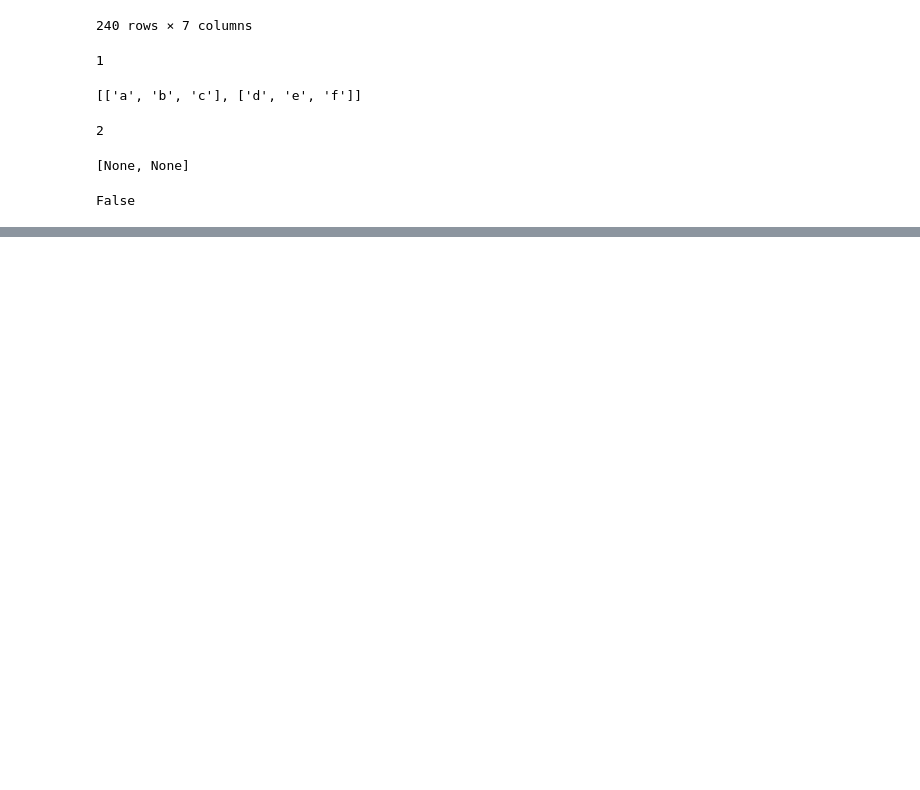
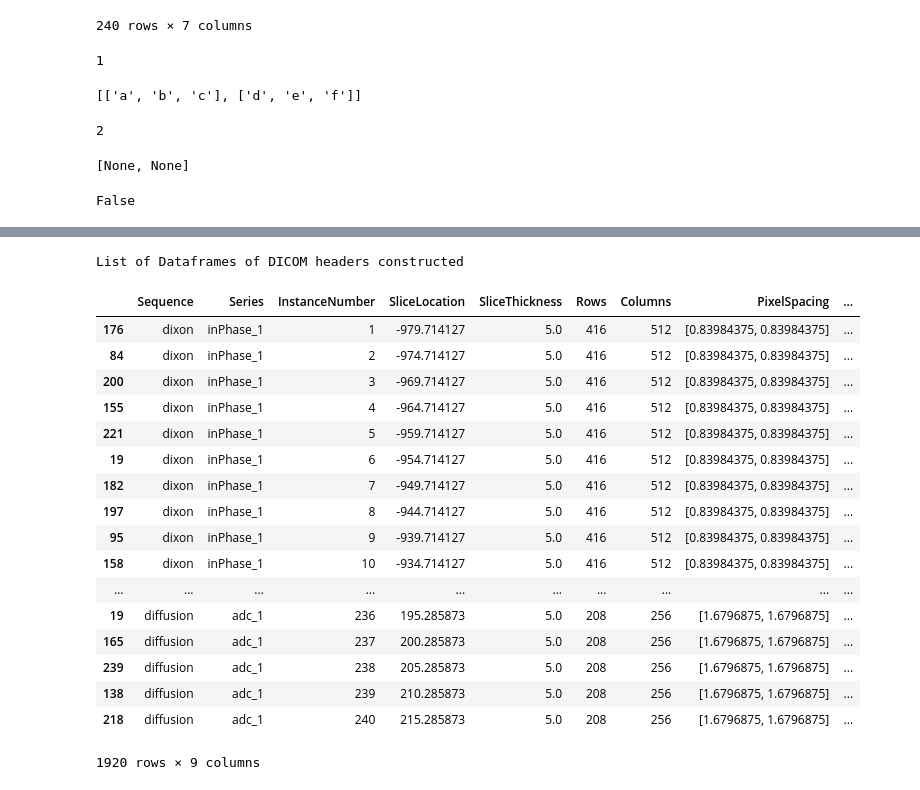
Before and after one commit to theo-barfoot/MALIMAR_data_cleaning, a Jupyter notebook: scrap.ipynb, the cells around one changed output, grey strips where cells are left out. Drawn from its saved outputs; the diff is of its cells as text; code cells hidden in the pictures; blank space fills up the shorter version.

Commit message:
back to dict input, large df created, need to figure out slice correction

```diff
--- a/scrap.ipynb
+++ b/scrap.ipynb
@@ -432,0 +449,2 @@ False
+# %%
+dict1.update({'Series': series})
@@ -432,0 +459,4 @@ False
+# %%
+selfdf = pd.DataFrame()
+# %%
+paths = {'dixon': {'inPhase': ['temp/inPhase(1)'], 'outPhase': ['temp/outPhase(1)'], 'fat': ['temp/fat(1)'], 'water': ['temp/water(1)']}, 'diffusion': {'b50': ['temp/b50(1)'], 'b600': ['temp/b600(1)'], 'b900': ['temp/b900(1)'], 'adc': ['temp/adc(1)'], 'bvals': []}}
@@ -432,0 +479,45 @@ False
+# %%
+fields = ['InstanceNumber', 'SliceLocation', 'SliceThickness', 'Rows', 'Columns', 'PixelSpacing']
+for sequence in paths:
+    for series in paths[sequence]:
+        for i, path in enumerate(paths[sequence][series]):
+            rows = []
+            for dirName, subdirList, fileList in os.walk(path):
+                for filename in fileList:
+                    if ".dcm" in filename.lower():
+                        dict1 = {'Sequence': sequence, 'Series': series+'_'+str(i+1)}
+                        dcm_path = os.path.join(dirName, filename)
+                        dcm = pydicom.dcmread(dcm_path, stop_before_pixels=True)
+                        for field in fields:
+                            dict1.update({field: getattr(dcm, field)})
+                        dict1.update({'Path': dcm_path})
+                        rows.append(dict1)
+            df = pd.DataFrame(rows,columns=dict1.keys())
+            df.sort_values(by=['SliceLocation'], inplace=True)
+            #df.set_index(['Sequence','Series','InstanceNumber'], inplace=True)
+            selfdf = selfdf.append(df)
+
+print('List of Dataframes of DICOM headers constructed')
+# %% [output]
+List of Dataframes of DICOM headers constructed
+# %%
+selfdf
+# %% [output]
+|  | Sequence | Series | InstanceNumber | SliceLocation | SliceThickness | Rows | Columns | PixelSpacing | ... |
+| 176 | dixon | inPhase_1 | 1 | -979.714127 | 5.0 | 416 | 512 | [0.83984375, 0.83984375] | ... |
+| 84 | dixon | inPhase_1 | 2 | -974.714127 | 5.0 | 416 | 512 | [0.83984375, 0.83984375] | ... |
+| 200 | dixon | inPhase_1 | 3 | -969.714127 | 5.0 | 416 | 512 | [0.83984375, 0.83984375] | ... |
+| 155 | dixon | inPhase_1 | 4 | -964.714127 | 5.0 | 416 | 512 | [0.83984375, 0.83984375] | ... |
+| 221 | dixon | inPhase_1 | 5 | -959.714127 | 5.0 | 416 | 512 | [0.83984375, 0.83984375] | ... |
+| 19 | dixon | inPhase_1 | 6 | -954.714127 | 5.0 | 416 | 512 | [0.83984375, 0.83984375] | ... |
+| 182 | dixon | inPhase_1 | 7 | -949.714127 | 5.0 | 416 | 512 | [0.83984375, 0.83984375] | ... |
+| 197 | dixon | inPhase_1 | 8 | -944.714127 | 5.0 | 416 | 512 | [0.83984375, 0.83984375] | ... |
+| 95 | dixon | inPhase_1 | 9 | -939.714127 | 5.0 | 416 | 512 | [0.83984375, 0.83984375] | ... |
+| 158 | dixon | inPhase_1 | 10 | -934.714127 | 5.0 | 416 | 512 | [0.83984375, 0.83984375] | ... |
+| ... | ... | ... | ... | ... | ... | ... | ... | ... | ... |
+| 19 | diffusion | adc_1 | 236 | 195.285873 | 5.0 | 208 | 256 | [1.6796875, 1.6796875] | ... |
+| 165 | diffusion | adc_1 | 237 | 200.285873 | 5.0 | 208 | 256 | [1.6796875, 1.6796875] | ... |
+| 239 | diffusion | adc_1 | 238 | 205.285873 | 5.0 | 208 | 256 | [1.6796875, 1.6796875] | ... |
+| 138 | diffusion | adc_1 | 239 | 210.285873 | 5.0 | 208 | 256 | [1.6796875, 1.6796875] | ... |
+| 218 | diffusion | adc_1 | 240 | 215.285873 | 5.0 | 208 | 256 | [1.6796875, 1.6796875] | ... |
+1920 rows × 9 columns
```
Also changed, not shown: parts of 26 cells of this notebook, 3 other files.
